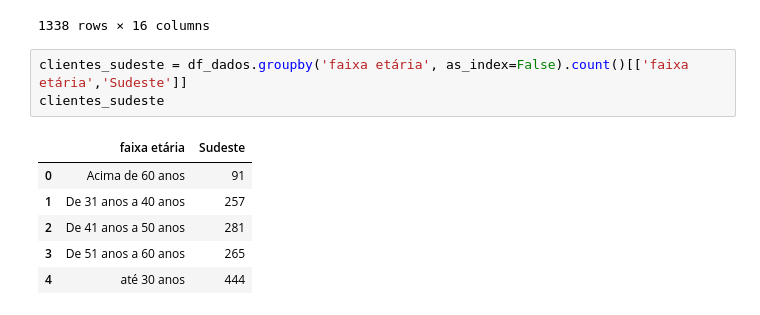
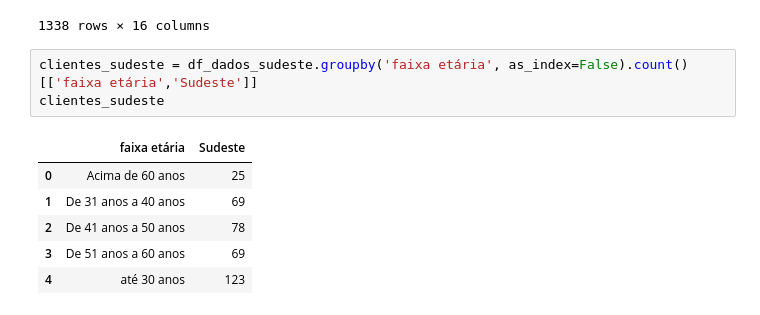
Before and after one commit to danqueiroz/case, a Jupyter notebook: Untitled.ipynb, the cells around one changed output. Drawn from its saved outputs; the diff is of its cells as text.

```diff
--- a/Untitled.ipynb
+++ b/Untitled.ipynb
@@ -240,12 +240,12 @@ df_dados
 | 1337 | 61 | 0 | 29.070 | 0 | 1 | 1 | 29141.36030 | 1 | Sim | Não | ... |
 1338 rows × 16 columns
 # %%
-clientes_sudeste = df_dados.groupby('faixa etária', as_index=False).count()[['faixa etária','Sudeste']]
+clientes_sudeste = df_dados_sudeste.groupby('faixa etária', as_index=False).count()[['faixa etária','Sudeste']]
 clientes_sudeste
 # %% [output]
 |  | faixa etária | Sudeste |
-| 0 | Acima de 60 anos | 91 |
-| 1 | De 31 anos a 40 anos | 257 |
-| 2 | De 41 anos a 50 anos | 281 |
-| 3 | De 51 anos a 60 anos | 265 |
-| 4 | até 30 anos | 444 |
+| 0 | Acima de 60 anos | 25 |
+| 1 | De 31 anos a 40 anos | 69 |
+| 2 | De 41 anos a 50 anos | 78 |
+| 3 | De 51 anos a 60 anos | 69 |
+| 4 | até 30 anos | 123 |
```
Also changed, not shown: parts of 10 cells of this notebook, 1 other file.
